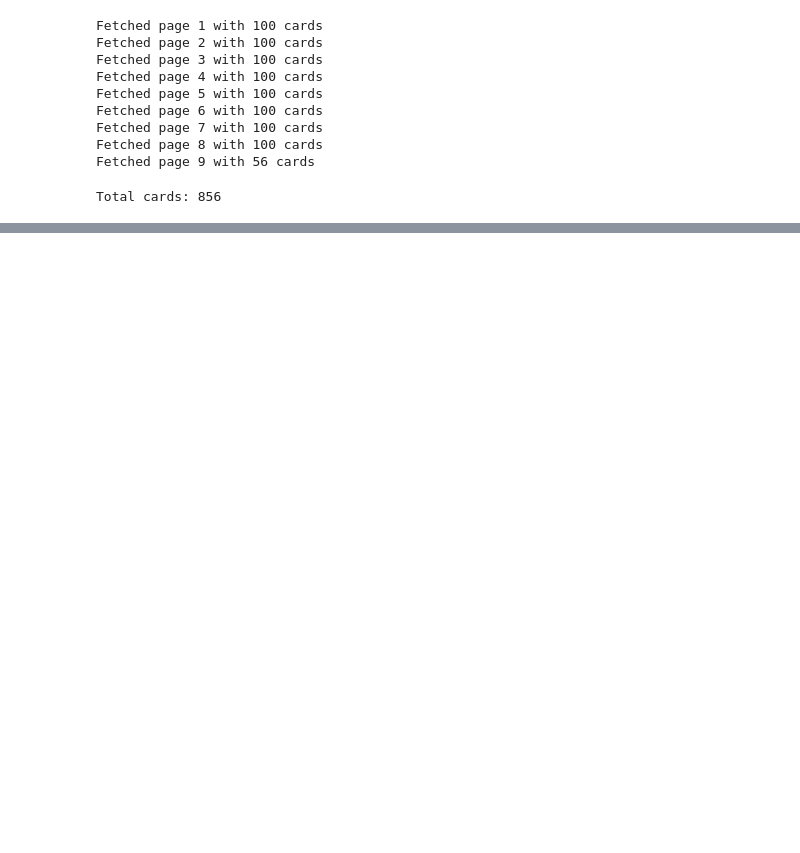
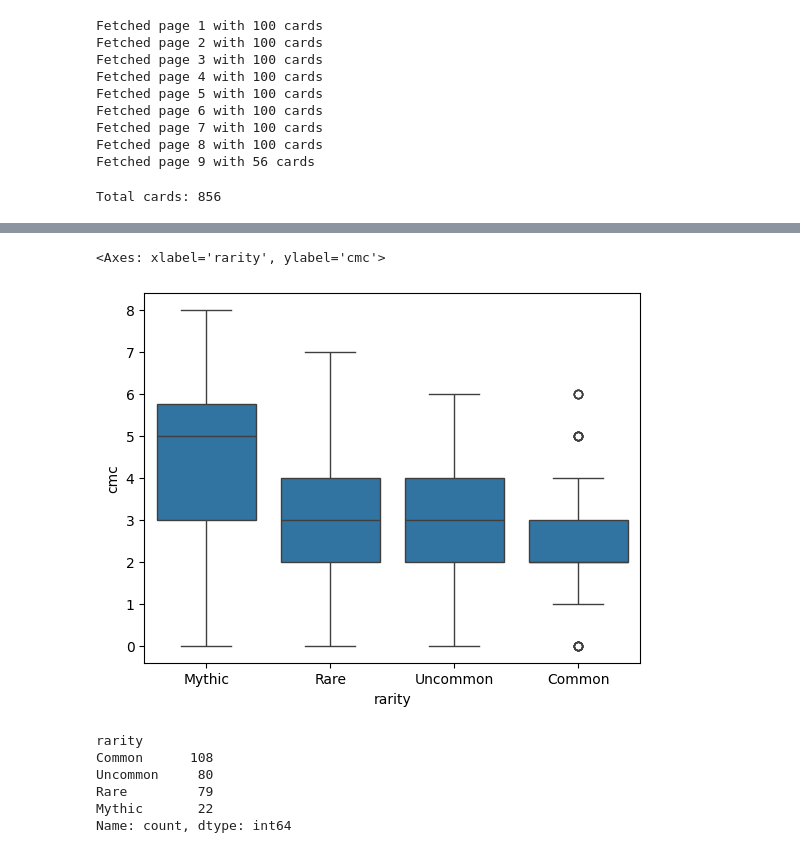
Before and after one commit to FBIagent42/magic_data_set, a Jupyter notebook: main.ipynb, the cells around one changed output, grey strips where cells are left out. Saved outputs shown, nothing was run; the diff lists cells and outputs as text; code cells hidden in the pictures; blank space fills up the shorter version.

```diff
--- a/main.ipynb
+++ b/main.ipynb
@@ -67,0 +126,14 @@ df_base.head()
+# %%
+sns.boxplot(data = formatted_data, x = 'rarity', y = 'cmc')
+# %% [output]
+<Axes: xlabel='rarity', ylabel='cmc'>
+[figure, added]
+# %%
+formatted_data['rarity'].value_counts()
+# %% [output]
+rarity
+Common      108
+Uncommon     80
+Rare         79
+Mythic       22
+Name: count, dtype: int64
```
Also changed, not shown: parts of 18 cells of this notebook.
